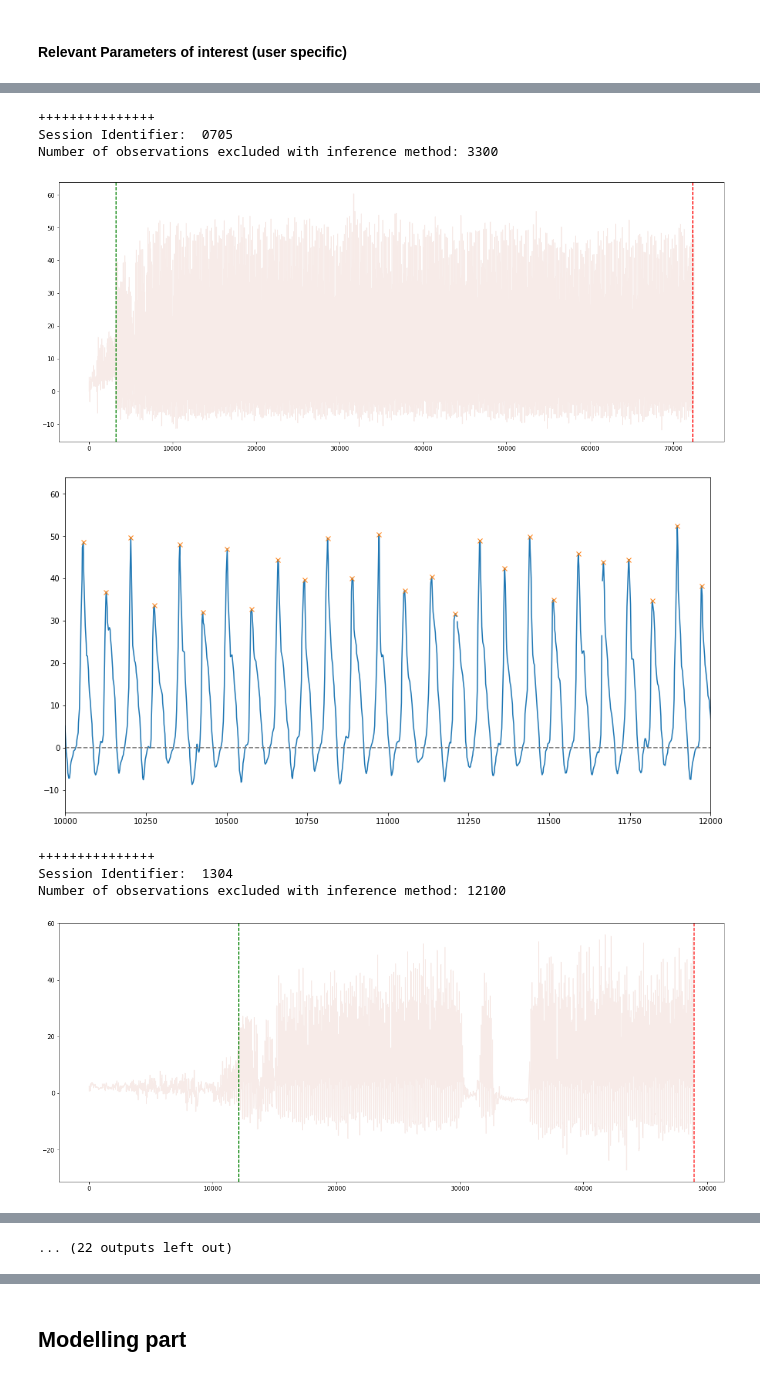
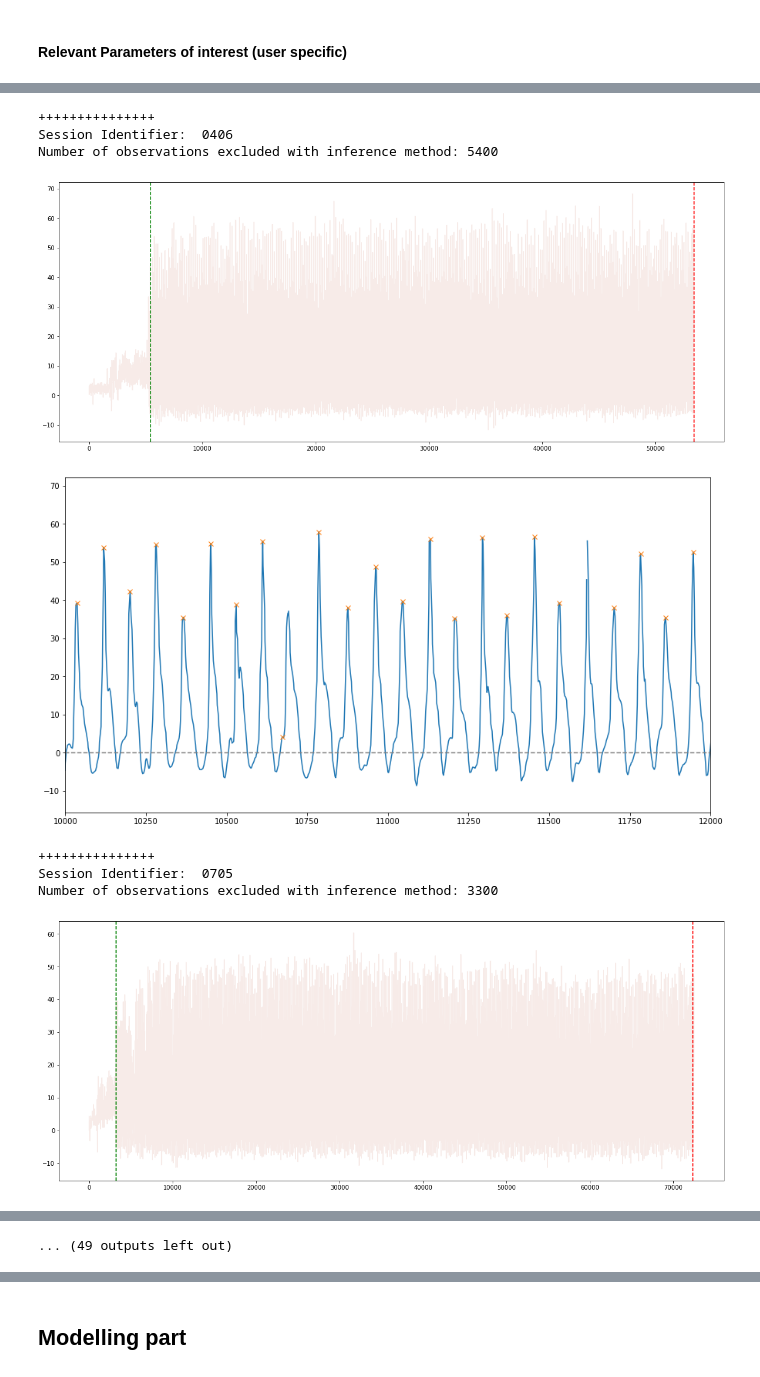
Before and after one commit to martinabetti-97/brutti_lovers-3, a Jupyter notebook: Final_Project/code/Step Function Generator.ipynb, the cells around one changed output, grey strips where cells are left out. Cells and saved outputs as stored; diff of their text form; code cells hidden in the pictures.

```diff
--- a/Final_Project/code/Step Function Generator.ipynb
+++ b/Final_Project/code/Step Function Generator.ipynb
@@ -25,6 +25,8 @@ data_dir = '../Data/Juan/Run/'
 path_to_tcx = 'Actividades/*_Correr.tcx'
 
 file_names = sorted(glob.iglob(os.path.join(paths_to_data['fit'], path_to_tcx)))
+
+distance_vec = [40]*30
 # %%
 def missing_data_treatment(data, method='interpolation'):
     """
@@ -283,15 +287,13 @@ def df_aggregation(df, time_interval='5S', history=2):
     ind_df = ind_df[2:]
 
     return ind_df
-# %%
-distance_vec = [50]*11
 # %%
 pd.set_option('mode.chained_assignment', None)
 
 full = generate_full_time_series_AJ('../Data/Juan/Run/', #file_identifier='Run_2404',
                                     plot=False, google_files=file_names, period=1,
                                     independence_df=True, distance=distance_vec, feature='AccY',
-                                    plot_check=[10000,12000], history=2, step_per_peak=1)
+                                    plot_check=[10000,12000], history=2, step_per_peak=1, time_interval='5S')
 # %% [output]
 ======================
 ======================
@@ -306,18 +313,18 @@ full = generate_full_time_series_AJ('../Data/Juan/Run/', #file_identifier='Run_2
 Session Identifier:  0205
 Number of observations excluded with inference method: 3600
 [figure]
 [figure]
 +++++++++++++++
 Session Identifier:  0405
 Number of observations excluded with inference method: 3200
 [figure]
 [figure]
 +++++++++++++++
-Session Identifier:  0705
-Number of observations excluded with inference method: 3300
+Session Identifier:  0406
+Number of observations excluded with inference method: 5400
-[figure, old version]
+[figure, new version]
-[figure, old version]
+[figure, new version]
 +++++++++++++++
-Session Identifier:  1304
-Number of observations excluded with inference method: 12100
+Session Identifier:  0705
+Number of observations excluded with inference method: 3300
-[figure, old version]
+[figure, new version]
@@ -325,2 +332,2 @@ Number of observations excluded with inference method: 12100
-... (22 outputs left out)
+... (49 outputs left out)
 # %%
```
Also changed, not shown: parts of 14 cells of this notebook, 5 other files.
